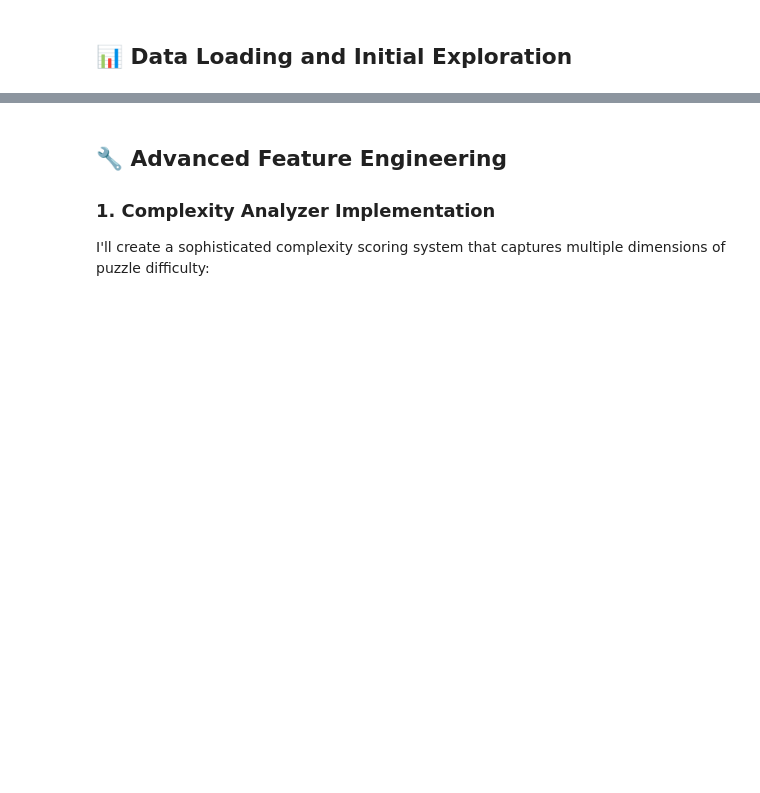
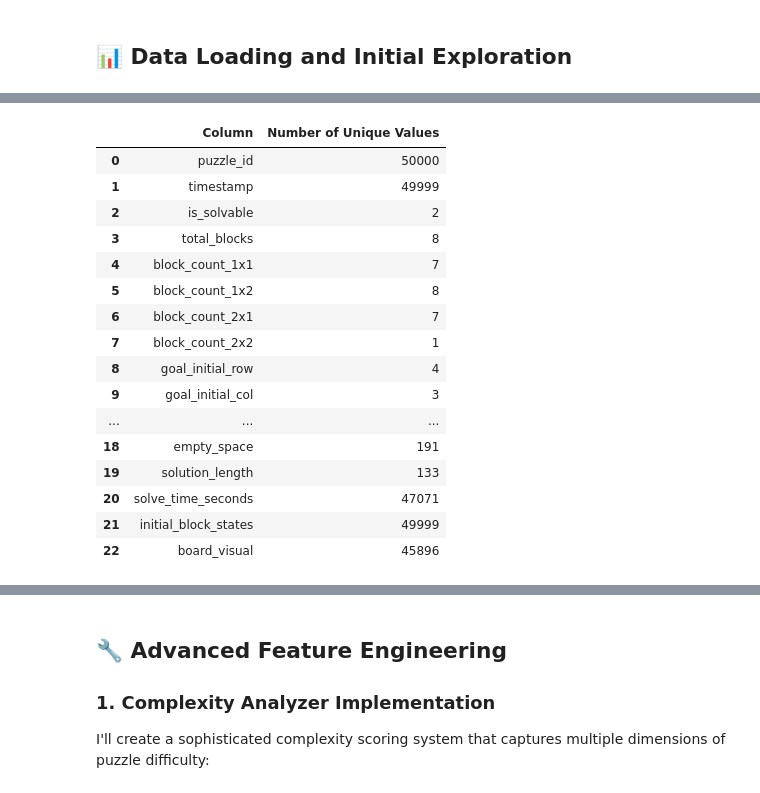
Before and after one commit to kshitij0001/Klotski-Data-Analysis, a Jupyter notebook: backend/Klotski_ML_Analysis_Portfolio.ipynb, the cells around one changed output, grey strips where cells are left out. Cells and saved outputs as stored; diff of their text form; code cells hidden in the pictures; blank space fills up the shorter version.

```diff
--- a/backend/Klotski_ML_Analysis_Portfolio.ipynb
+++ b/backend/Klotski_ML_Analysis_Portfolio.ipynb
@@ -153,0 +428,43 @@ display(df.describe())
+# %%
+import pandas as pd
+
+def check_unique_values(df):
+    """
+    Check number of unique values for each variable in the dataframe and return a table (DataFrame).
+    """
+    # Create a list to store results
+    results = []
+
+    # Iterate over each column to get the number of unique values
+    for column in df.columns:
+        num_unique = df[column].nunique()  # Number of unique values
+        results.append([column, num_unique])
+
+    # Create a DataFrame from the results
+    result_df = pd.DataFrame(results, columns=['Column', 'Number of Unique Values'])
+
+    return result_df
+
+# Example usage
+result_df = check_unique_values(df)
+
+# Display the result in table format
+display(result_df)  # `display()` is useful in Jupyter Notebooks
+# %% [output]
+|  | Column | Number of Unique Values |
+| 0 | puzzle_id | 50000 |
+| 1 | timestamp | 49999 |
+| 2 | is_solvable | 2 |
+| 3 | total_blocks | 8 |
+| 4 | block_count_1x1 | 7 |
+| 5 | block_count_1x2 | 8 |
+| 6 | block_count_2x1 | 7 |
+| 7 | block_count_2x2 | 1 |
+| 8 | goal_initial_row | 4 |
+| 9 | goal_initial_col | 3 |
+| ... | ... | ... |
+| 18 | empty_space | 191 |
+| 19 | solution_length | 133 |
+| 20 | solve_time_seconds | 47071 |
+| 21 | initial_block_states | 49999 |
+| 22 | board_visual | 45896 |
```
Also changed, not shown: parts of 18 cells of this notebook.
